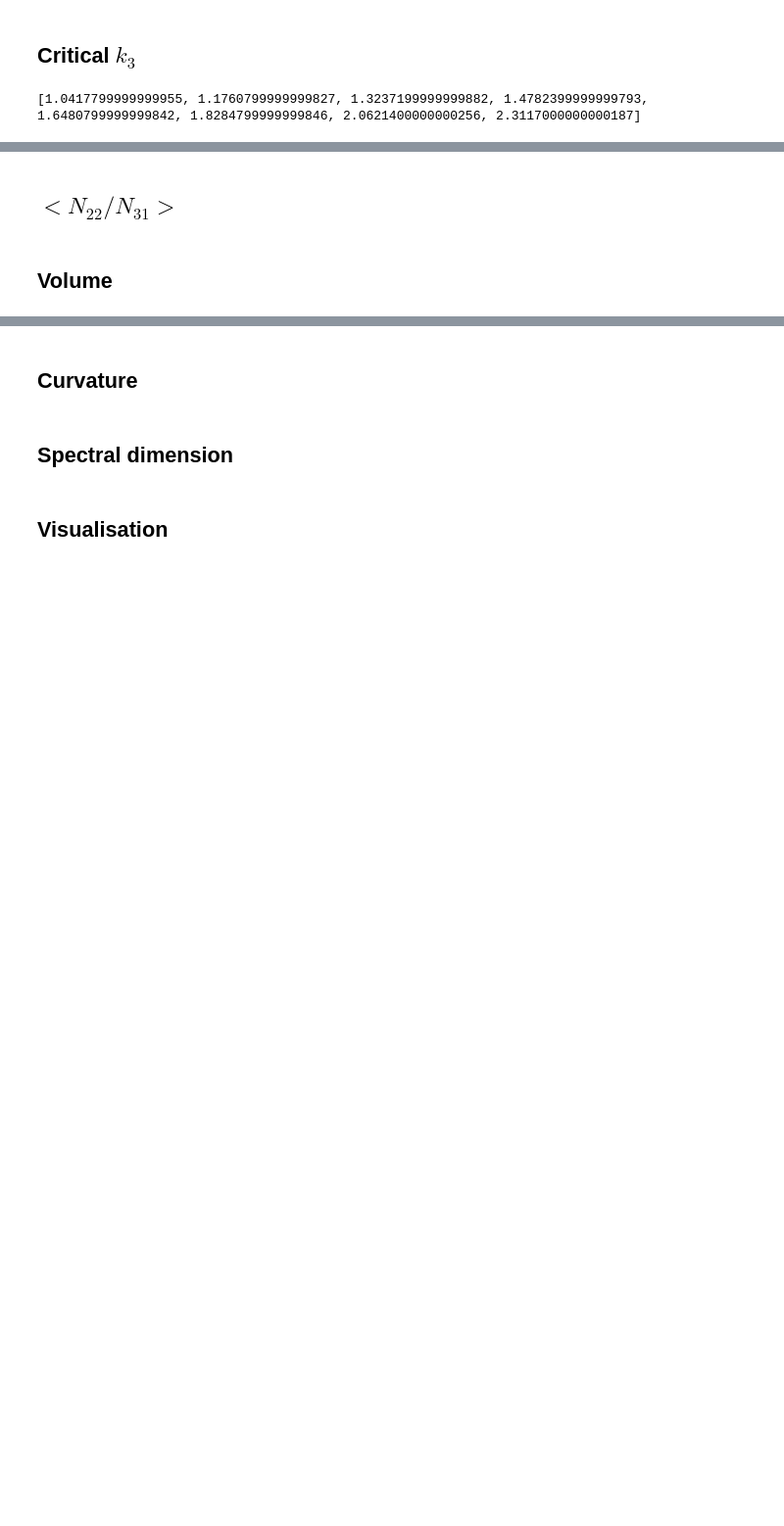
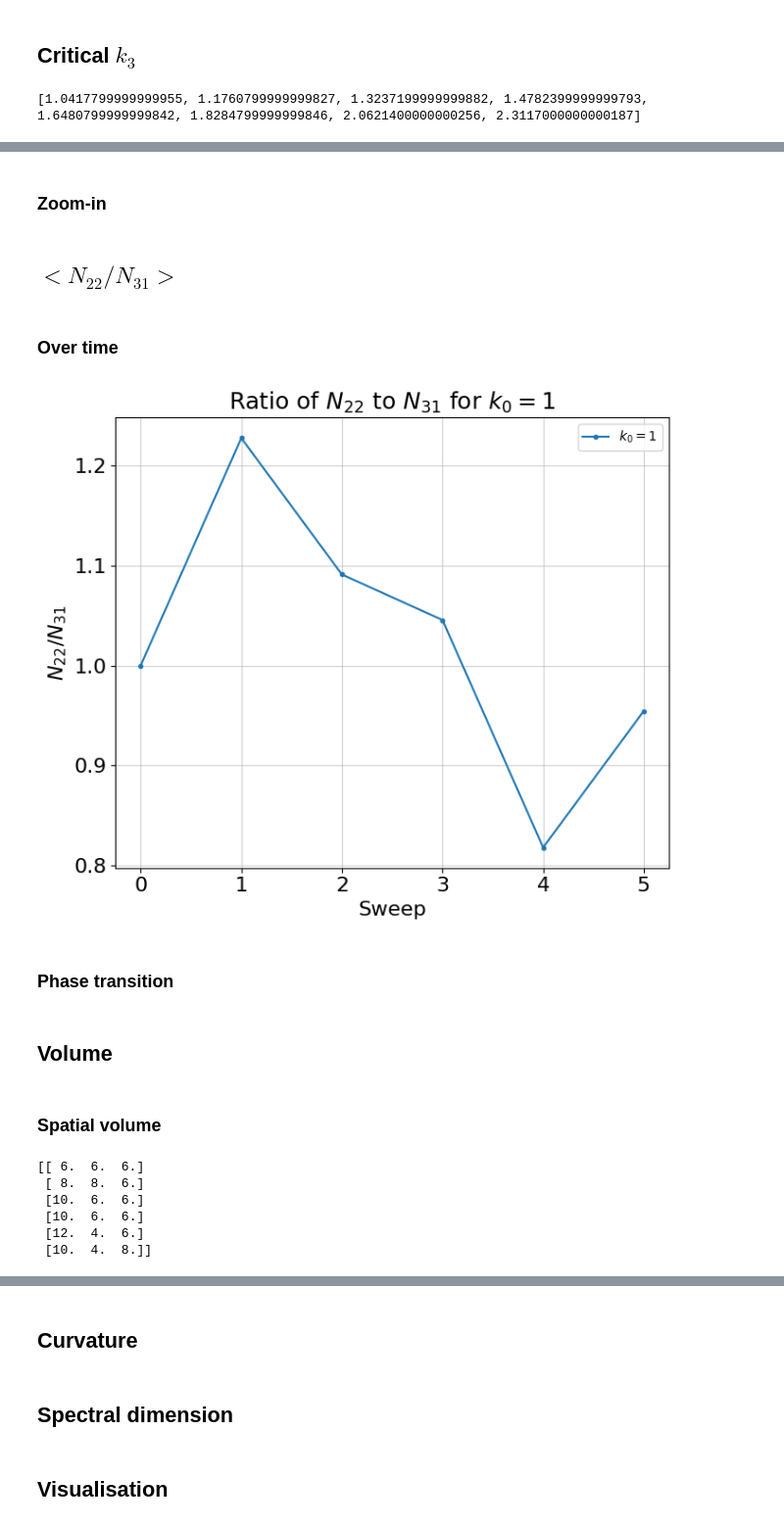
Before and after one commit to sedadenboer/CDT, a Jupyter notebook: src/2+1/experiments/analysis.ipynb, the cells around one changed output, grey strips where cells are left out. Shown: that part at 98% size. Drawn from its saved outputs; the diff is of its cells as text; code cells hidden in the pictures; blank space fills up the shorter version.

```diff
--- a/src/2+1/experiments/analysis.ipynb
+++ b/src/2+1/experiments/analysis.ipynb
@@ -57,2 +110,31 @@ plt.tight_layout()
+# %% [markdown]
+### Zoom-in
 # %% [markdown]
 ## $<N_{22}/N_{31}>$
+# %% [markdown]
+### Over time
+# %%
+# Load files
+filepath_n22 = 'measurements/test_k0=1_n_tetras_22.npy'
+filepath_n31 = 'measurements/test_k0=1_n_tetras_31.npy'
+n_tetras_22 = np.load(filepath_n22).T
+n_tetras_31 = np.load(filepath_n31).T
+
+# Get the ratio of n22 to n31
+ratio_n22_n31 = n_tetras_22 / n_tetras_31
+
+# Plot ratio of n22 to n31
+plt.figure(figsize=(7, 6))
+plt.plot(ratio_n22_n31, '.-', label='$k_0=1$')
+plt.xlabel('Sweep', fontsize=16)
+plt.ylabel('$N_{22} / N_{31}$', fontsize=16)
+plt.title('Ratio of $N_{22}$ to $N_{31}$ for $k_0=1$', fontsize=18)
+plt.yticks(fontsize=16)
+plt.xticks(fontsize=16)
+plt.grid(True, which="both", ls="-", alpha=0.6)
+plt.legend(fancybox=True)
+plt.tight_layout()
+# %% [output]
+[figure, added]
+# %% [markdown]
+### Phase transition
@@ -59,2 +143,17 @@ plt.tight_layout()
 # %% [markdown]
 ## Volume
+# %% [markdown]
+### Spatial volume
+# %%
+# Load file
+filepath = 'measurements/test_k0=1_slice_sizes.npy'
+slice_sizes = np.load(filepath)
+
+print(slice_sizes)
+# %% [output]
+[[ 6.  6.  6.]
+ [ 8.  8.  6.]
+ [10.  6.  6.]
+ [10.  6.  6.]
+ [12.  4.  6.]
+ [10.  4.  8.]]
```
Also changed, not shown: parts of 15 cells of this notebook, 4 other files.
